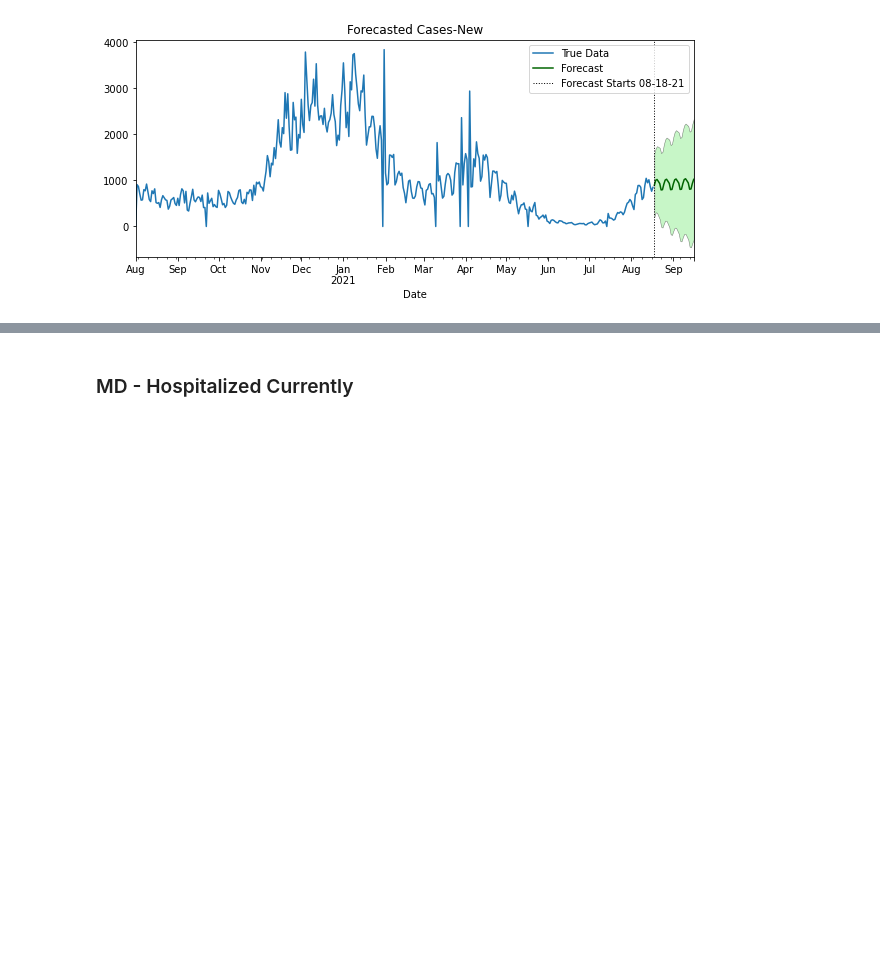
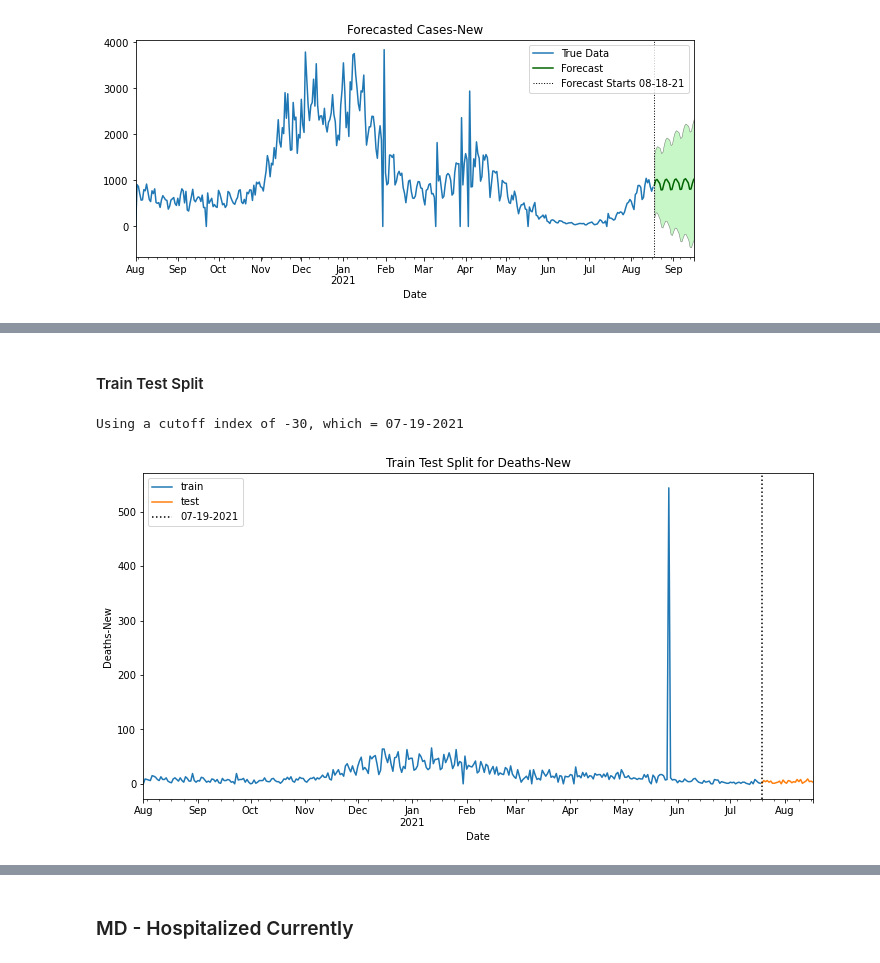
Before and after one commit to jirvingphd/playing-with-coronavirus-data, a Jupyter notebook: 2_coronavirus_covid_19_timeseries_forecasting_08-2021.ipynb, the cells around one changed output, grey strips where cells are left out. Drawn from its saved outputs; the diff is of its cells as text; code cells hidden in the pictures; blank space fills up the shorter version.

```diff
--- a/2_coronavirus_covid_19_timeseries_forecasting_08-2021.ipynb
+++ b/2_coronavirus_covid_19_timeseries_forecasting_08-2021.ipynb
@@ -686,0 +697,7 @@ Warnings:
+# %% [markdown]
+#### Train Test Split
+# %%
+train,test = fn.modeling.train_test_split_ts(ts,split_index=-30)
+# %% [output]
+Using a cutoff index of -30, which = 07-19-2021
+[figure, added]
```
Also changed, not shown: parts of 19 cells of this notebook.
